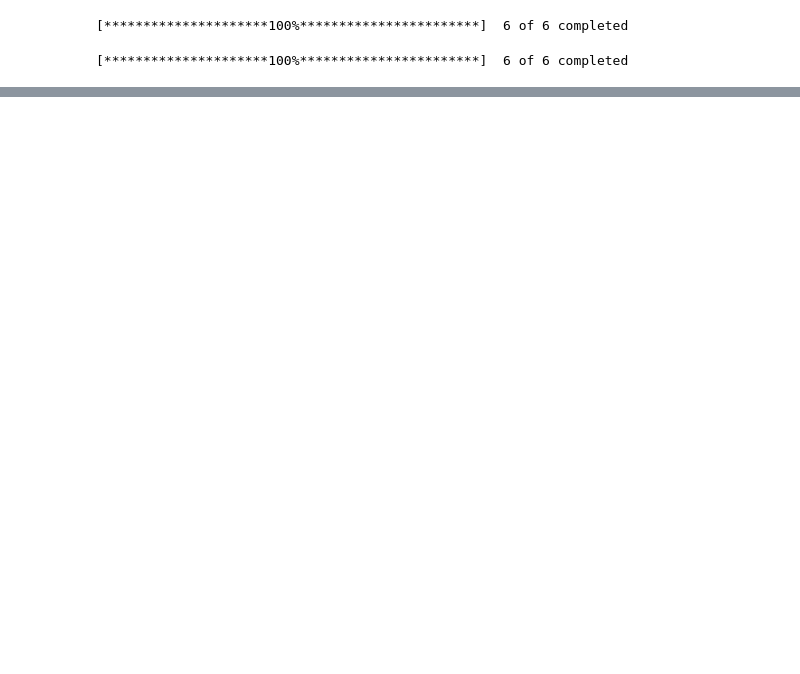
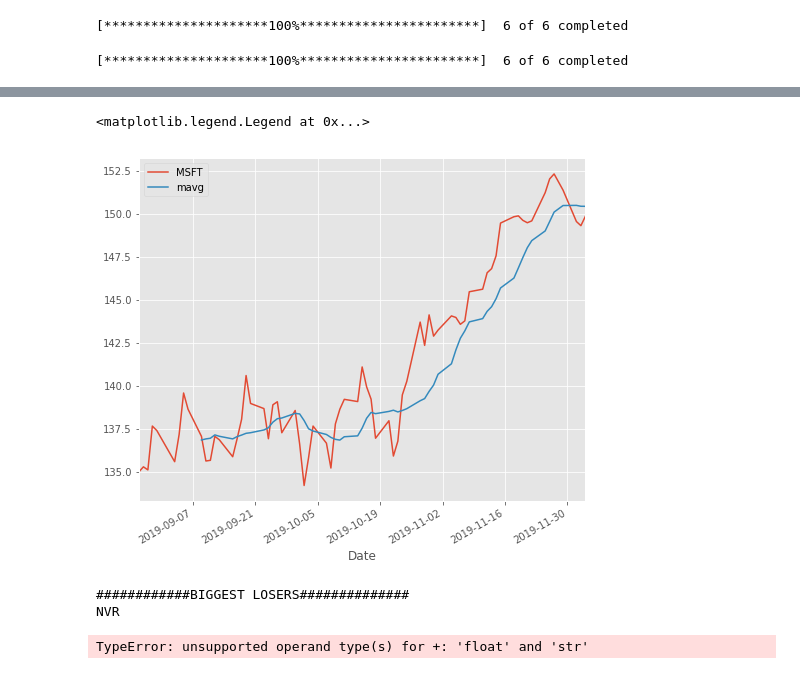
Before and after one commit to dorinnak/NewsletterProject, a Jupyter notebook: Stocks.ipynb, the cells around one changed output, grey strips where cells are left out. Saved outputs shown, nothing was run; the diff lists cells and outputs as text; code cells hidden in the pictures; blank space fills up the shorter version.

```diff
--- a/Stocks.ipynb
+++ b/Stocks.ipynb
@@ -135,0 +136,13 @@ array([<matplotlib.axes._subplots.AxesSubplot object at 0x...>,
+# %%
+#calculating the moving average
+
+end = date.today()
+start = end - timedelta(days=100)
+
+msft_df = pdr.get_data_yahoo("MSFT", start, end)
+
+
+close_px = msft_df['Adj Close']
+mavg = close_px.rolling(window=10).mean()
+
+mavg
@@ -135,0 +164,19 @@ array([<matplotlib.axes._subplots.AxesSubplot object at 0x...>,
+# %%
+%matplotlib inline
+import matplotlib.pyplot as plt
+from matplotlib import style
+
+# Adjusting the size of matplotlib
+import matplotlib as mpl
+mpl.rc('figure', figsize=(8, 7))
+mpl.__version__
+
+# Adjusting the style of matplotlib
+style.use('ggplot')
+
+close_px.plot(label='MSFT')
+mavg.plot(label='mavg')
+plt.legend()
+# %% [output]
+<matplotlib.legend.Legend at 0x...>
+[figure, added]
@@ -135,0 +245,16 @@ array([<matplotlib.axes._subplots.AxesSubplot object at 0x...>,
+# %%
+print("############BIGGEST LOSERS##############")
+
+for loser in losers["mostLoserStock"]:
+        print(loser["ticker"])
+        print(loser["changes"]+ "%")
+
+print("############BIGGEST GAINER##############")
+
+for gainer in gainers["mostGainerStock"]:
+        print(gainer["ticker"])
+        print(str(gainer["changes"]) + "%")
+# %% [output]
+############BIGGEST LOSERS##############
+NVR
+TypeError: unsupported operand type(s) for +: 'float' and 'str'
```
Also changed, not shown: parts of 12 cells of this notebook.
